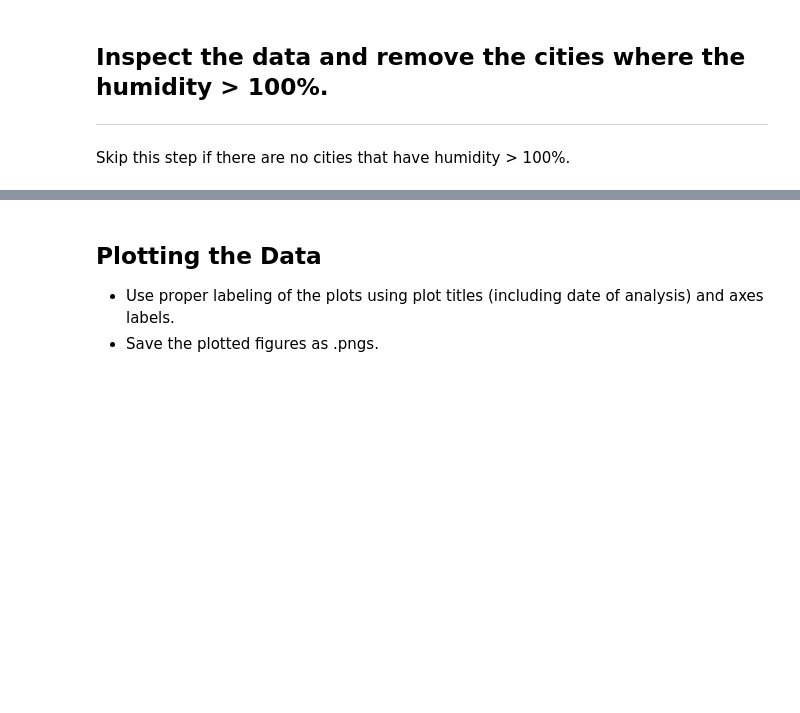
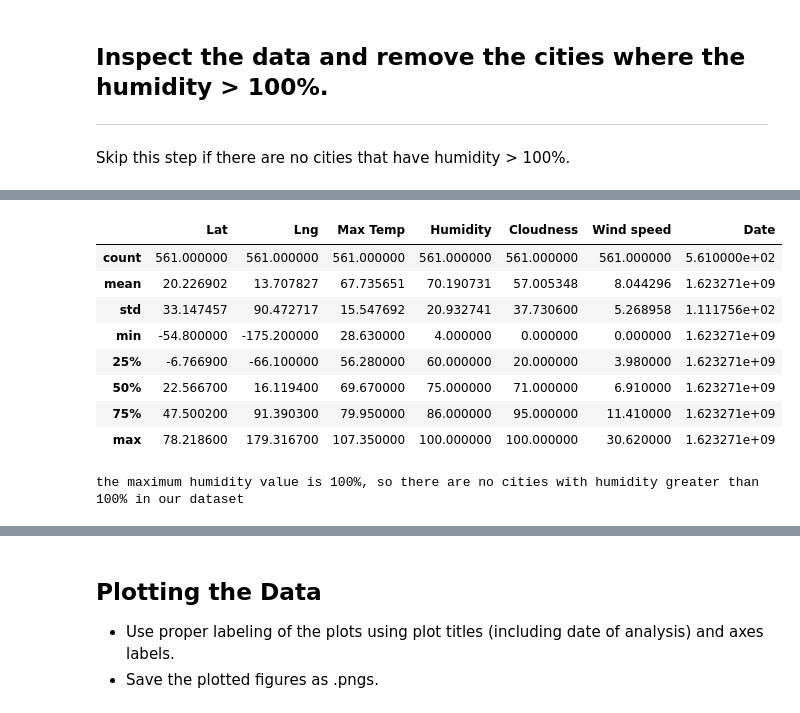
Before and after one commit to IRFedorova/python-api-challenge, a Jupyter notebook: Weather.ipynb, the cells around one changed output, grey strips where cells are left out. Saved outputs shown, nothing was run; the diff lists cells and outputs as text; code cells hidden in the pictures; blank space fills up the shorter version.

```diff
--- a/Weather.ipynb
+++ b/Weather.ipynb
@@ -261,2 +189,19 @@ Skip this step if there are no cities that have humidity > 100%.
+# %%
+#Show record count and describe
+city_data_pd.describe()
+# %% [output]
+|  | Lat | Lng | Max Temp | Humidity | Cloudness | Wind speed | Date |
+| count | 561.000000 | 561.000000 | 561.000000 | 561.000000 | 561.000000 | 561.000000 | 5.610000e+02 |
+| mean | 20.226902 | 13.707827 | 67.735651 | 70.190731 | 57.005348 | 8.044296 | 1.623271e+09 |
+| std | 33.147457 | 90.472717 | 15.547692 | 20.932741 | 37.730600 | 5.268958 | 1.111756e+02 |
+| min | -54.800000 | -175.200000 | 28.630000 | 4.000000 | 0.000000 | 0.000000 | 1.623271e+09 |
+| 25% | -6.766900 | -66.100000 | 56.280000 | 60.000000 | 20.000000 | 3.980000 | 1.623271e+09 |
+| 50% | 22.566700 | 16.119400 | 69.670000 | 75.000000 | 71.000000 | 6.910000 | 1.623271e+09 |
+| 75% | 47.500200 | 91.390300 | 79.950000 | 86.000000 | 95.000000 | 11.410000 | 1.623271e+09 |
+| max | 78.218600 | 179.316700 | 107.350000 | 100.000000 | 100.000000 | 30.620000 | 1.623271e+09 |
+# %%
+print("the maximum humidity value is 100%, so there are no cities with humidity greater than 100% in our dataset")
+# %% [output]
+the maximum humidity value is 100%, so there are no cities with humidity greater than 100% in our dataset
 # %%
 #  Get the indices of cities that have humidity over 100%.
```
Also changed, not shown: parts of 37 cells of this notebook, 17 other files.
